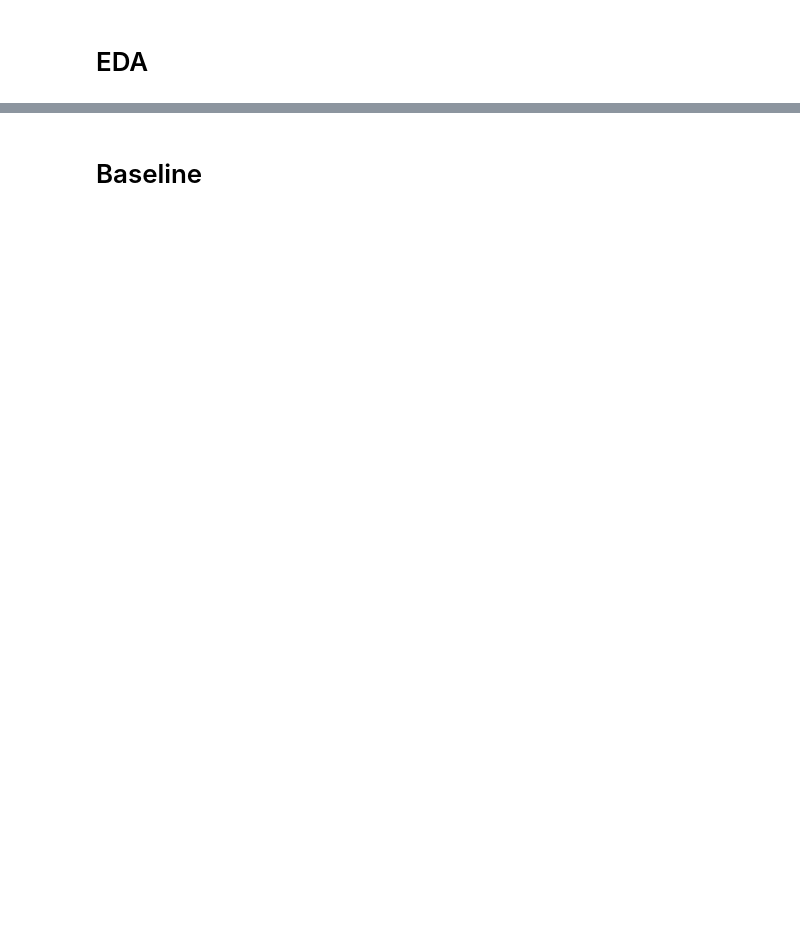
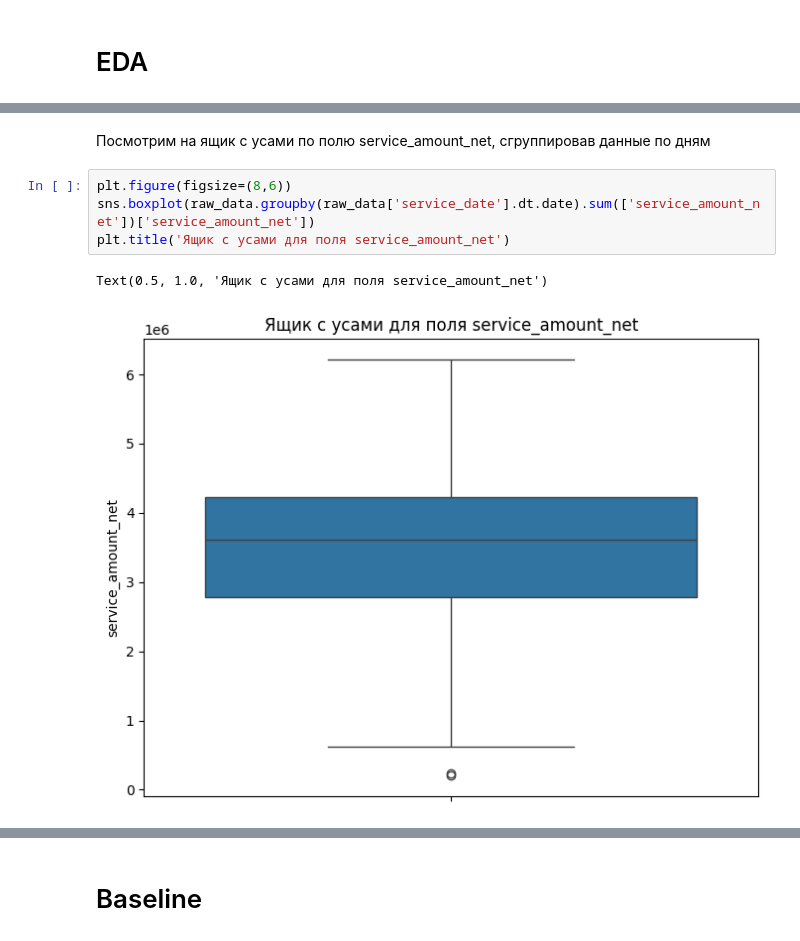
Before and after one commit to ATHigh/RiskPredict-Sber, a Jupyter notebook: solution.ipynb, the cells around one changed output, grey strips where cells are left out. Cells and saved outputs as stored; diff of their text form; blank space fills up the shorter version.

```diff
--- a/solution.ipynb
+++ b/solution.ipynb
@@ -13,0 +315,9 @@ ParserError: Error tokenizing data. C error: Expected 1 fields in line 50, saw 2
+# %% [markdown]
+Посмотрим на ящик с усами по полю service_amount_net, сгруппировав данные по дням
+# %%
+plt.figure(figsize=(8,6))
+sns.boxplot(raw_data.groupby(raw_data['service_date'].dt.date).sum(['service_amount_net'])['service_amount_net'])
+plt.title('Ящик с усами для поля service_amount_net')
+# %% [output]
+Text(0.5, 1.0, 'Ящик с усами для поля service_amount_net')
+[figure, added]
```
Also changed, not shown: parts of 47 cells of this notebook.
